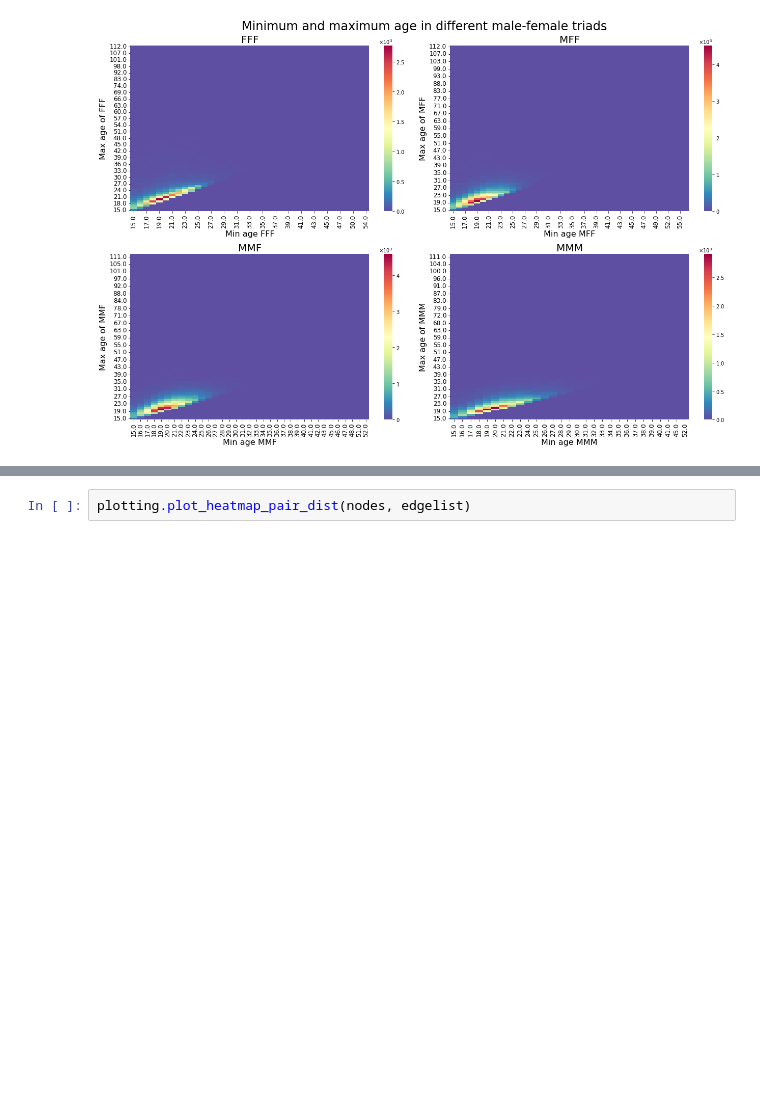
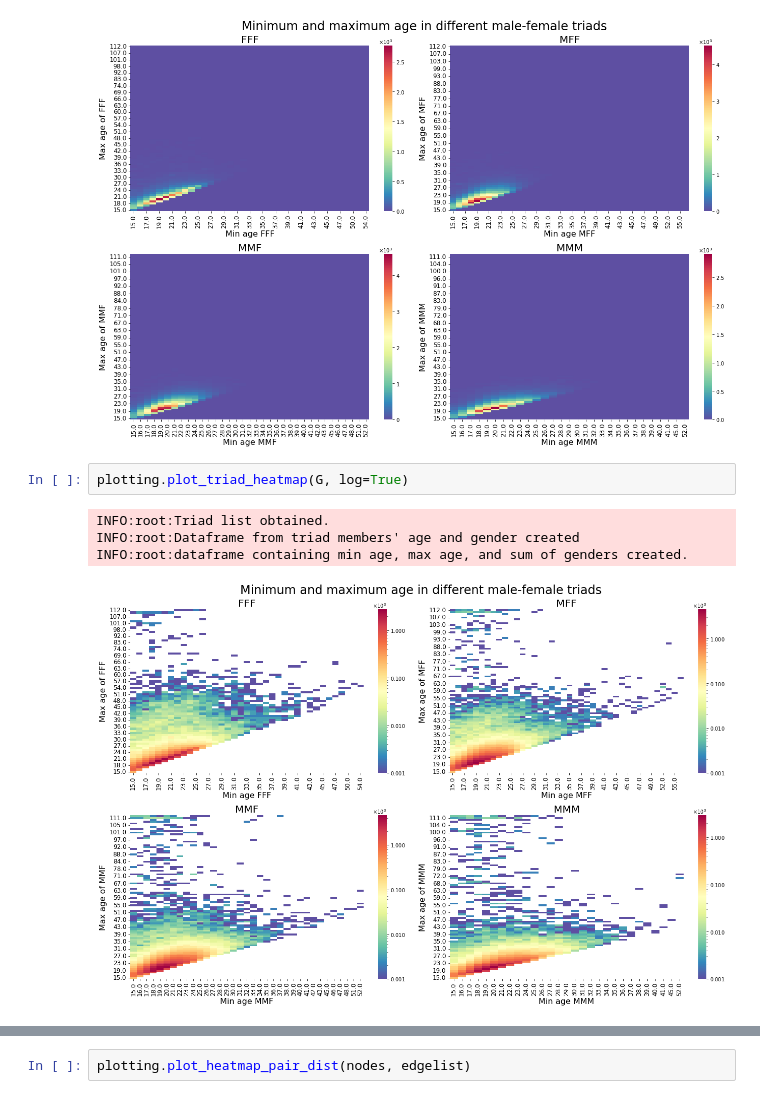
Before and after one commit to pibence/gender_prediction_on_network, a Jupyter notebook: plot_results.ipynb, the cells around one changed output, grey strips where cells are left out. Saved outputs shown, nothing was run; the diff lists cells and outputs as text; blank space fills up the shorter version.

Commit message:
adding log versions for heatmaps, writing conclusions about the charts, correcting summary in predictions

```diff
--- a/plot_results.ipynb
+++ b/plot_results.ipynb
@@ -44,3 +70,10 @@ INFO:root:Triad list obtained.
 INFO:root:Dataframe from triad members' age and gender created
 INFO:root:dataframe containing min age, max age, and sum of genders created.
 [figure]
+# %%
+plotting.plot_triad_heatmap(G, log=True)
+# %% [output]
+INFO:root:Triad list obtained.
+INFO:root:Dataframe from triad members' age and gender created
+INFO:root:dataframe containing min age, max age, and sum of genders created.
+[figure, added]
```
Also changed, not shown: parts of 8 cells of this notebook, 2 other files.
